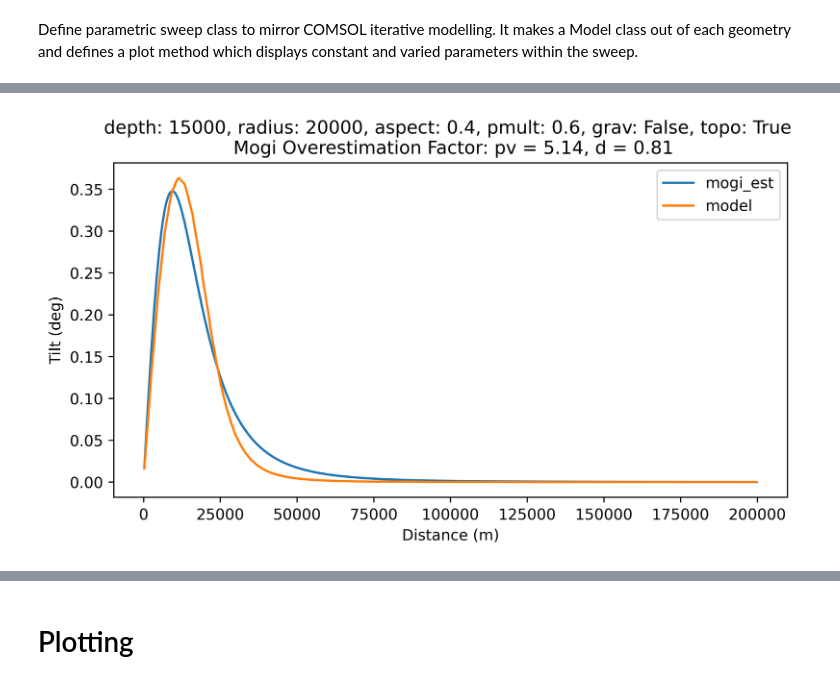
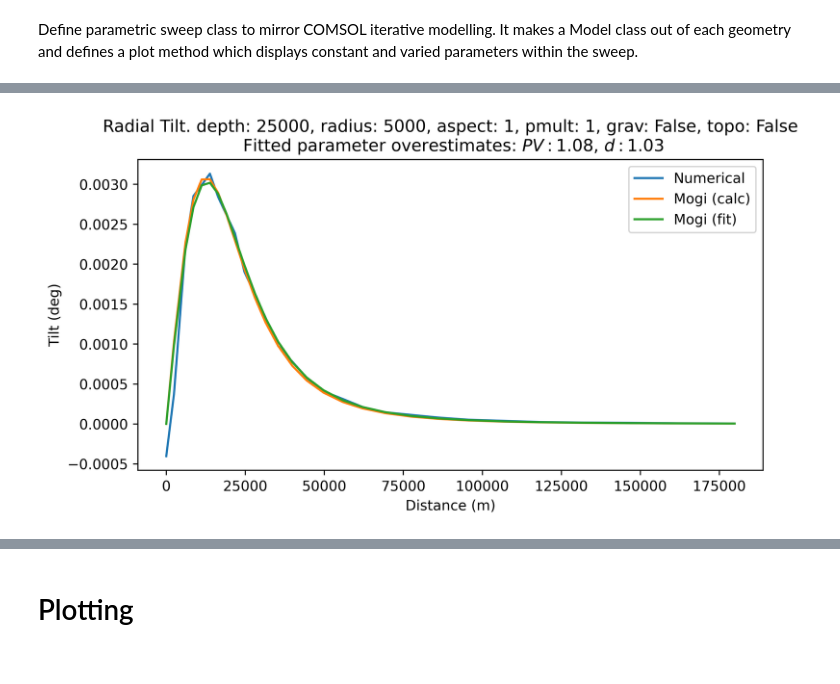
Before and after one commit to hernypeterson/thesis, a Jupyter notebook: code.ipynb, the cells around one changed output, grey strips where cells are left out. Drawn from its saved outputs; the diff is of its cells as text; code cells hidden in the pictures.

```diff
--- a/code.ipynb
+++ b/code.ipynb
@@ -279,10 +282,10 @@ SE_SUB2 = (193, 194, 195, 196, 197, 477, 478, 479, 480, 481, 544, 545, 548, 549)
 SE_2 = (193, 194, 195)
 
 pops = [
-    # Population(),
+    Population(),
     # Population(('flow',)),
     # Population(('channel',)),
-    Population(name='SE', sIDs=SE),
+    # Population(name='SE', sIDs=SE),
     # Population(name='SE_SUB1', sIDs=SE_SUB1),
     # Population(name='SE_SUB2', sIDs=SE_SUB2),
     # Population(name='SE_2', sIDs=SE_2),
@@ -327,9 +330,9 @@ def mogi_curve_fit(df: pd.DataFrame):
 
 
 criteria = [
-    # Criterion(1, summit_score, ('summit_score',)),
-    Criterion(1, num_tiltable, ('num_tiltable',)),
-    Criterion(4, mogi_curve_fit, ('pv', 'pv_err', 'd', 'd_err')),
+    Criterion(1, summit_score, ('summit_score',)),
+    #Criterion(1, num_tiltable, ('num_tiltable',)),
+    #Criterion(4, mogi_curve_fit, ('pv', 'pv_err', 'd', 'd_err')),
 ]
 # %% [markdown]
 Evaluate each center using each combination of criterion and sample population. This will take a few minutes.
@@ -467,7 +468,7 @@ class Node:
 
 
 @dataclass
-class Element:
+class Edge:
     proximal: Node  # (A in text)
     distal: Node  # (B in text)
 
@@ -532,31 +533,15 @@ class Model:
         self.nodes = [Node(self.pos1[i], self.disp[i])
                       for i in range(self.num_nodes)]
 
-        # build elements from consecutive node pairs
+        # build edges from consecutive node pairs
         self.node_pairs = zip(self.nodes[:-1], self.nodes[1:])
-        self.elements = [Element(*pair) for pair in self.node_pairs]
+        self.edges = [Edge(*pair) for pair in self.node_pairs]
 
-        # put element attributes into dict of lists
+        # put edge attributes into dict of lists
         self.data = pd.DataFrame(
-            [vars(element) for element in self.elements])
+            [vars(edge) for edge in self.edges])
 
         self.attributes = self.data.to_dict("list")
-
-    def mogi_fit_plot(self):
-        fig = plt.figure(figsize=(8, 4), dpi=600)
-        self.mogi_fit = mogi_curve_fit(df=self.data)
-        self.mogi_pv, self.mogi_pv_err, self.mogi_d, self.mogi_d_err = self.mogi_fit
-
-        params_title = f'{self.params}'.replace("{", "").replace("}", "").replace("'", "")
-
-        plt.title(
-            f"{params_title} \n Mogi Overestimation Factor: pv = {round(self.mogi_pv / self.pv,2)}, d = {round(self.mogi_d / self.d,2)}")
-
-        sns.lineplot(x=self.data['dist'], y=mogi_tilt(
-            self.data['dist'], self.mogi_pv, self.mogi_d), label='mogi_est')
-        sns.lineplot(x=self.data['dist'], y=self.data['tilt'], label='model')
-        plt.xlabel("Distance (m)")
-        plt.ylabel("Tilt (deg)")
 # %% [markdown]
 Define parametric sweep class to mirror COMSOL iterative modelling. It makes a Model class out of each geometry and defines a plot method which displays constant and varied parameters within the sweep.
 # %%
@@ -623,4 +646,4 @@ test_sweep.plot()
-# %%
-test_sweep.models[2].mogi_fit_plot()
-# %% [output]
-[figure, removed]
+# %%
+mogi_test.plot(mogi_calc=True, mogi_fit=True)
+# %% [output]
+[figure, added]
```
Also changed, not shown: parts of 12 cells of this notebook, 2 other files.
